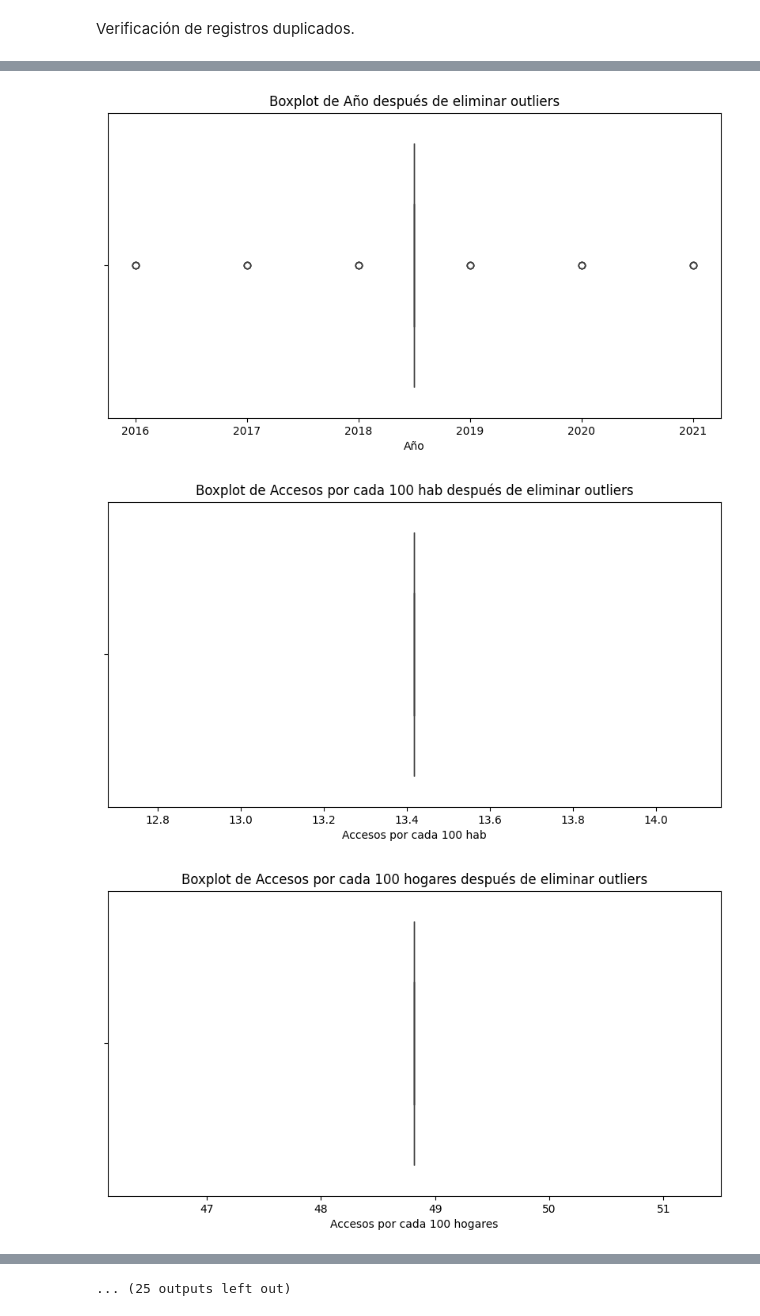
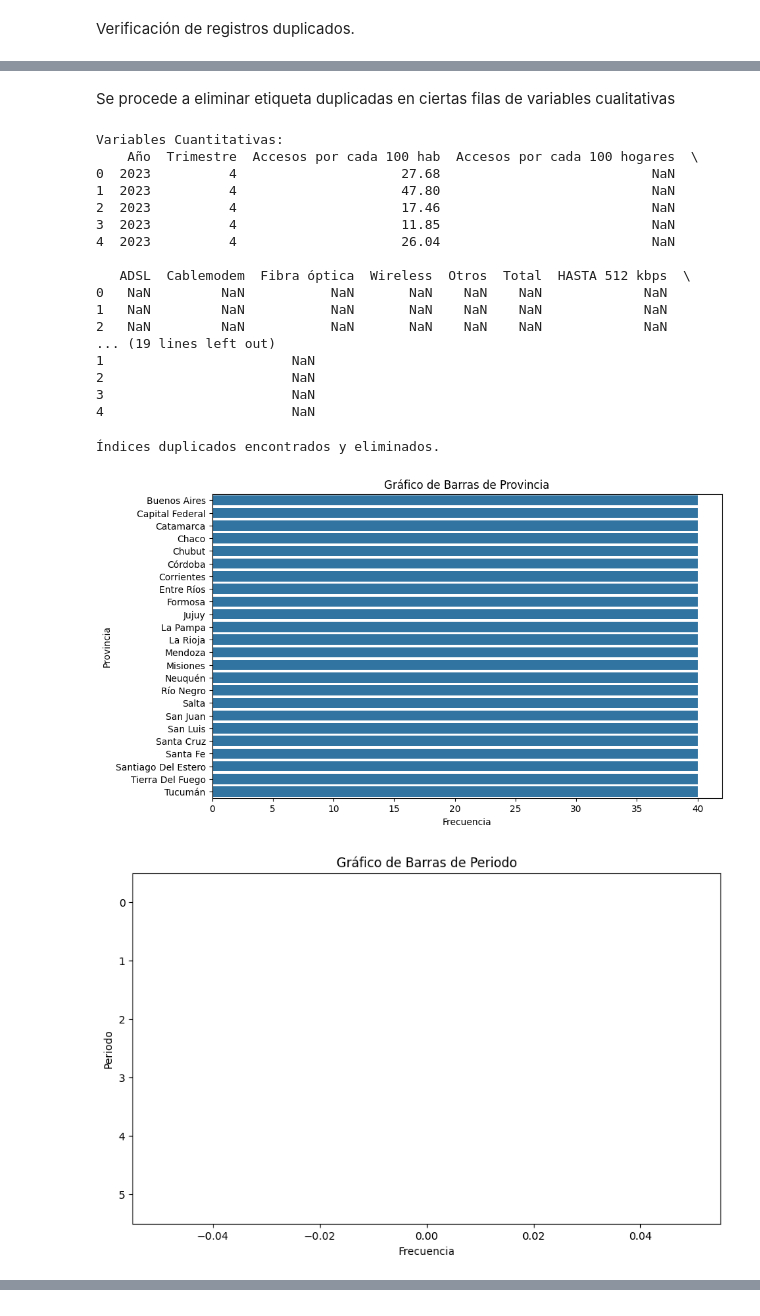
Before and after one commit to irene-1209/Data_Analytics, a Jupyter notebook: EDA/script.ipynb, the cells around one changed output, grey strips where cells are left out. Drawn from its saved outputs; the diff is of its cells as text; code cells hidden in the pictures.

```diff
--- a/EDA/script.ipynb
+++ b/EDA/script.ipynb
@@ -275,0 +186,12 @@ for col in numericas_columnas:
+# %%
+# Obtener nombres de columnas numéricas (cuantitativas)
+columnas_cuantitativas = df_consolidado.select_dtypes(include=[np.number]).columns.tolist()
+
+# Obtener nombres de columnas categóricas (cualitativas)
+columnas_cualitativas = df_consolidado.select_dtypes(exclude=[np.number]).columns.tolist()
+
+print("Columnas Cuantitativas:")
+print(columnas_cuantitativas)
+
+print("\nColumnas Cualitativas:")
+print(columnas_cualitativas)
@@ -275,0 +226,9 @@ for col in numericas_columnas:
+# %%
+# Crear histogramas para las variables cuantitativas
+for column in columnas_cuantitativas:
+    plt.figure(figsize=(10, 6))
+    sns.histplot(df_consolidado[column], kde=True)
+    plt.title(f'Histograma de {column}')
+    plt.xlabel(column)
+    plt.ylabel('Frecuencia')
+    plt.show()
@@ -276,11 +251,47 @@ for col in numericas_columnas:
+# %% [markdown]
+Se procede a eliminar etiqueta duplicadas en ciertas filas de variables cualitativas
+# %%
+# Eliminar columnas duplicadas
+df_consolidado = df_consolidado.loc[:, ~df_consolidado.columns.duplicated()]
+# %%
+print("Variables Cuantitativas:")
+print(df_consolidado[columnas_cuantitativas].head())
+# %% [output]
+Variables Cuantitativas:
+    Año  Trimestre  Accesos por cada 100 hab  Accesos por cada 100 hogares  \
+0  2023          4                     27.68                           NaN
+1  2023          4                     47.80                           NaN
+2  2023          4                     17.46                           NaN
+3  2023          4                     11.85                           NaN
+4  2023          4                     26.04                           NaN
+
+   ADSL  Cablemodem  Fibra óptica  Wireless  Otros  Total  HASTA 512 kbps  \
+0   NaN         NaN           NaN       NaN    NaN    NaN             NaN
+1   NaN         NaN           NaN       NaN    NaN    NaN             NaN
+2   NaN         NaN           NaN       NaN    NaN    NaN             NaN
+... (19 lines left out)
+1                        NaN
+2                        NaN
+3                        NaN
+4                        NaN
+# %%
+# Verificar si hay índices duplicados
+duplicated_indices = df_consolidado.index.duplicated()
+
+if duplicated_indices.any():
+    print("Índices duplicados encontrados y eliminados.")
+    df_consolidado = df_consolidado[~duplicated_indices]
+# %% [output]
+Índices duplicados encontrados y eliminados.
 # %%
-# Visualizar datos después de eliminar outliers
-for col in numericas_columnas:
-    plt.figure(figsize=(10, 5))
-    sns.boxplot(x=df_consolidado[col])
-    plt.title(f'Boxplot de {col} después de eliminar outliers')
+# Visualización de Variables Cualitativas usando Gráficos de Barras
+for column in columnas_cualitativas:
+    plt.figure(figsize=(10, 6))
+    sns.countplot(y=df_consolidado[column])
+    plt.title(f'Gráfico de Barras de {column}')
+    plt.xlabel('Frecuencia')
+    plt.ylabel(column)
     plt.show()
 # %% [output]
-[figure, old version]
+[figure, new version]
-[figure, old version]
+[figure, new version]
-[figure, removed]
@@ -296 +297,0 @@ for col in numericas_columnas:
-... (25 outputs left out)
```
Also changed, not shown: parts of 34 cells of this notebook, 13 other files.
